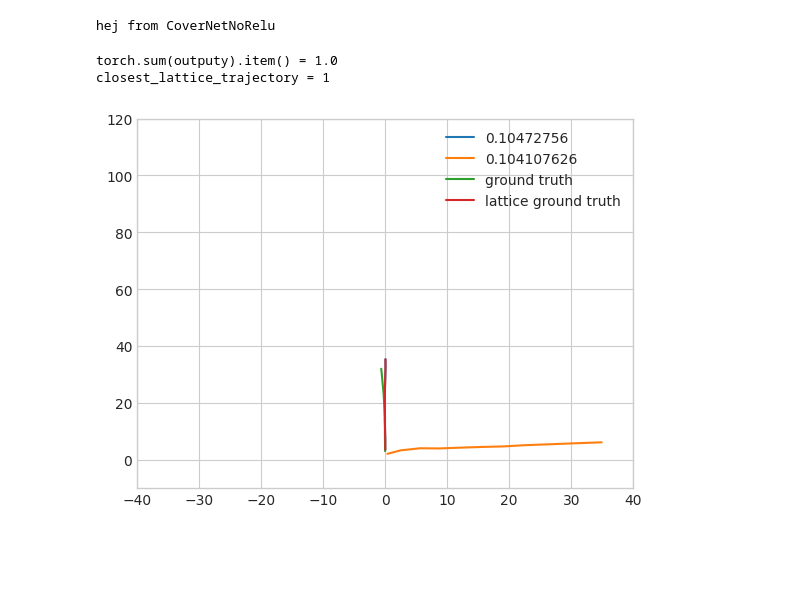
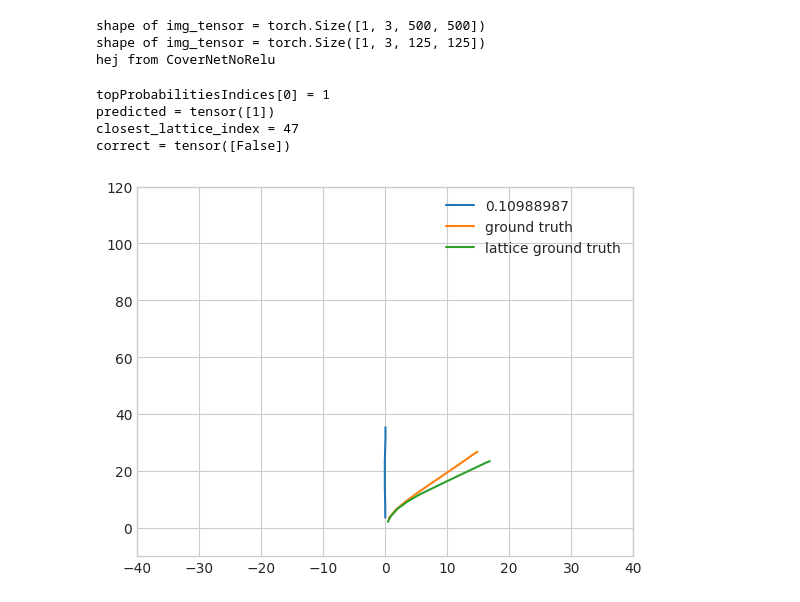
Before and after one commit to dolander1/nuscenes_dolander1, a Jupyter notebook: python-sdk/tutorials/compareThroughModel.ipynb, the cells around one changed output. Drawn from its saved outputs; the diff is of its cells as text; code cells hidden in the pictures; blank space fills up the shorter version.

```diff
--- a/python-sdk/tutorials/compareThroughModel.ipynb
+++ b/python-sdk/tutorials/compareThroughModel.ipynb
@@ -4,6 +4,9 @@
 # Use pre-saved weights
 from nuscenes.prediction.models.backbone import ResNetBackbone
 from nuscenes.prediction.models.mtp import MTP
+import utilsHannes
+import importlib
+importlib.reload(utilsHannes)
 from utilsHannes import CoverNetNoRelu
 from utilsHannes import mean_pointwise_l2_distance
 import torch
@@ -12,6 +15,8 @@ import matplotlib.pyplot as plt
 %matplotlib inline
 import copy
 import numpy as np
+
+
 
 # Load data
 version = "v1.0-trainval" # v1.0-mini, v1.0-trainval
@@ -29,6 +34,14 @@ sequences_per_instance = "one_sequences_per_instance" # one_sequences_per_instan
 img_tensor_list1 = torch.load(f"dataLists/{version}/{sequences_per_instance}/{seconds_of_history_used}/train_img_tensor_list.pt")
 agent_state_vector_list1 = torch.load(f"dataLists/{version}/{sequences_per_instance}/{seconds_of_history_used}/train_agent_state_vector_list.pt")
 future_xy_local_list1 = torch.load(f"dataLists/{version}/{sequences_per_instance}/{seconds_of_history_used}/train_future_xy_local_list.pt")
+print(f"shape of img_tensor = {img_tensor_list1[0].shape}")
+# Squeeze for correct dimensions
+for i, train_img_tensor in enumerate(img_tensor_list1):
+    img_tensor_list1[i] = torch.nn.functional.interpolate(train_img_tensor, scale_factor=1/4, mode='bilinear')
+#     img_tensor_list1[i] = torch.squeeze(train_img_tensor, dim=0)
+#     agent_state_vector_list1[i] = torch.squeeze(agent_state_vector_list1[i], dim=0)
+print(f"shape of img_tensor = {img_tensor_list1[0].shape}")
+
 
 # sequences_per_instance = "non_overlapping_sequences_per_instance" # one_sequences_per_instance, non_overlapping_sequences_per_instance, all_sequences_per_instance
 # img_tensor_list2 = torch.load(f"dataLists/{version}/{sequences_per_instance}/{seconds_of_history_used}/train_img_tensor_list.pt")
@@ -45,6 +58,8 @@ future_xy_local_list1 = torch.load(f"dataLists/{version}/{sequences_per_instance
 backbone = ResNetBackbone('resnet50')
 covernet = CoverNetNoRelu(backbone, num_modes=64)
 # %% [output]
+shape of img_tensor = torch.Size([1, 3, 500, 500])
+shape of img_tensor = torch.Size([1, 3, 125, 125])
 hej from CoverNetNoRelu
 # %%
 ## SPECIFY FILES AND MODEL
@@ -73,40 +88,48 @@ with open('data/sets/nuscenes-prediction-challenge-trajectory-sets/epsilon_8.pkl
 # plt.show()
 
 
-test_index = 1
+test_index = 914
 ### Get probabilities
 logits = covernet(img_tensor_list1[test_index], agent_state_vector_list1[test_index])
 softmaxy = torch.nn.Softmax(dim=1)
 outputy = softmaxy(logits)
 outputyValues = outputy.detach().numpy().squeeze()
-print(f"torch.sum(outputy).item() = {torch.sum(outputy).item()}")
+# print(f"torch.sum(outputy).item() = {torch.sum(outputy).item()}")
 
 ### Top trajectories
-nrOfTopTrajectories = 2
+nrOfTopTrajectories = 1
 
 topProbabilitiesIndices = np.argsort(outputyValues)[::-1][0:nrOfTopTrajectories]
 topProbabilities = []
 [topProbabilities.append(outputyValues[index]) for index in topProbabilitiesIndices]
+print(f"topProbabilitiesIndices[0] = {topProbabilitiesIndices[0]}")
 
 # Ground truth
 ground_truth_trajectory = future_xy_local_list1[test_index]
 
 # Lattice ground truth
+_, predicted = torch.max(logits, 1)
 closest_lattice_index = mean_pointwise_l2_distance(torch.Tensor(lattice), ground_truth_trajectory)
-print(f"closest_lattice_trajectory = {closest_lattice_trajectory}")
+print(f"predicted = {predicted}")
+print(f"closest_lattice_index = {closest_lattice_index}")
+correct = (predicted == closest_lattice_index)
+print(f"correct = {correct}")
+
 # Plot predictions
 for i, mode in enumerate(topProbabilitiesIndices):
     plt.plot(lattice[mode,:,0],lattice[mode,:,1], label=topProbabilities[i])
 # Plot ground truth
 plt.plot(ground_truth_trajectory[:,0], ground_truth_trajectory[:,1], label="ground truth")
 # Plot lattice ground truth
 plt.plot(lattice[closest_lattice_index,:,0],lattice[closest_lattice_index,:,1], label="lattice ground truth")
 
 plt.ylim([-10,120])
 plt.xlim([-40,40])
 plt.legend()
 plt.show()
 # %% [output]
-torch.sum(outputy).item() = 1.0
-closest_lattice_trajectory = 1
+topProbabilitiesIndices[0] = 1
+predicted = tensor([1])
+closest_lattice_index = 47
+correct = tensor([False])
-[figure, old version]
+[figure, new version]
```
Also changed, not shown: 2 other files.
